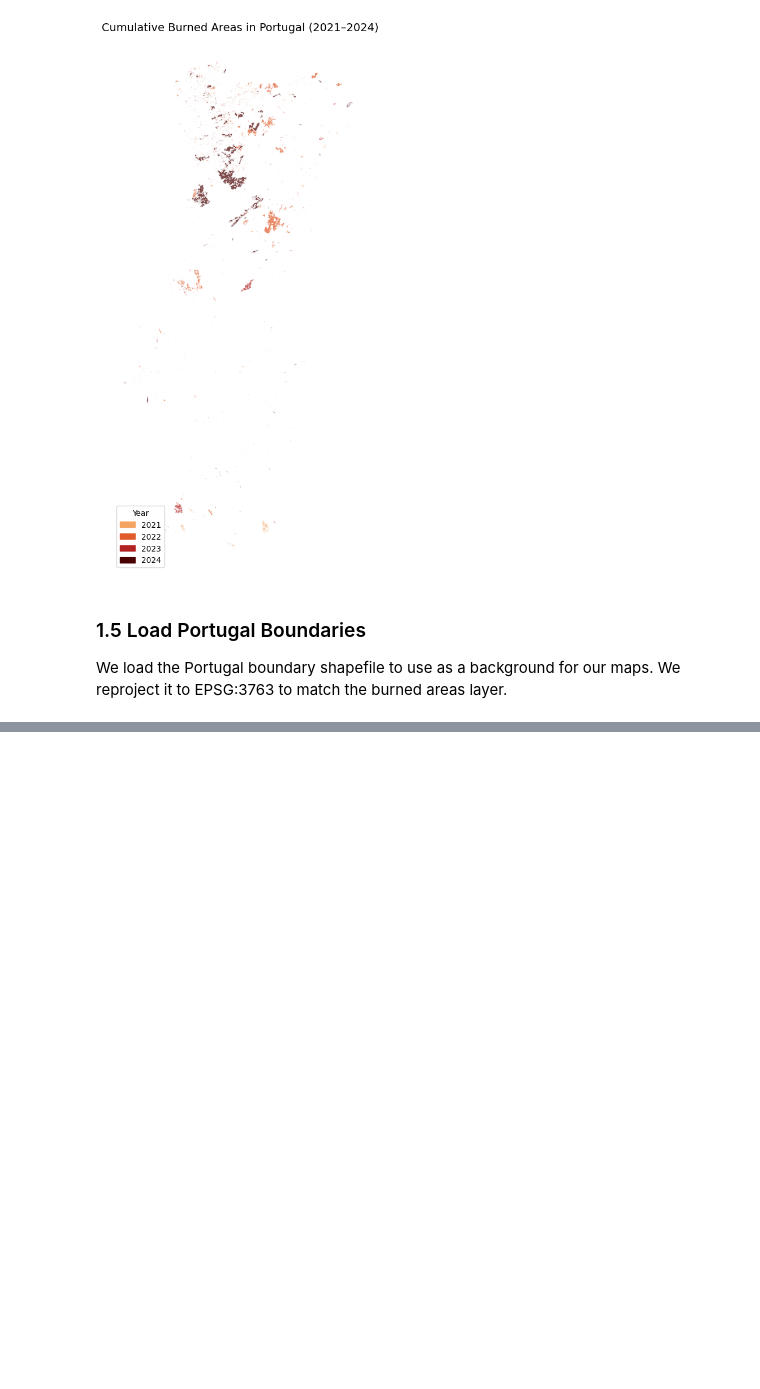
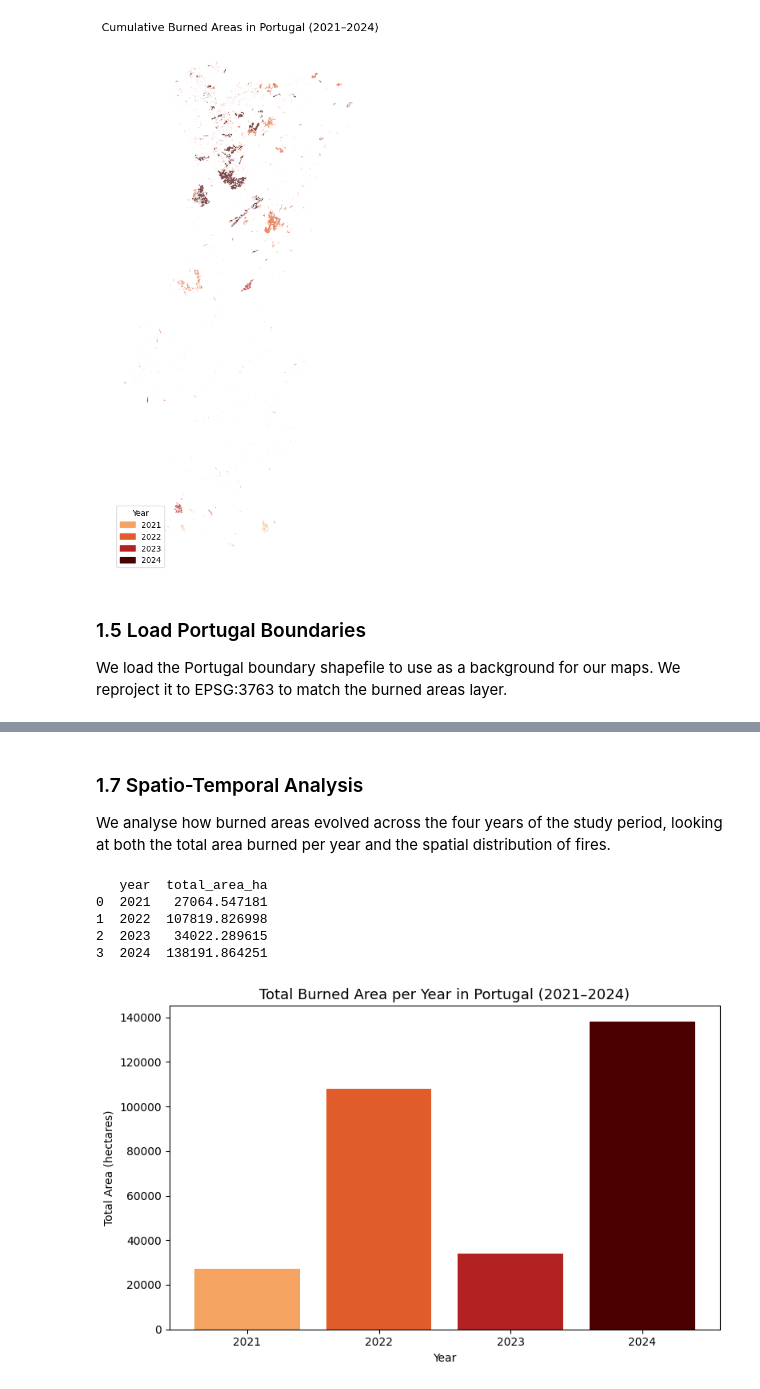
Before and after one commit to martarpdias/wildfires-portugal-smartcities, a Jupyter notebook: notebooks/01_risk_model.ipynb, the cells around one changed output, grey strips where cells are left out. Cells and saved outputs as stored; diff of their text form; code cells hidden in the pictures; blank space fills up the shorter version.

```diff
--- a/notebooks/01_risk_model.ipynb
+++ b/notebooks/01_risk_model.ipynb
@@ -128,0 +164,32 @@ EPSG:3763
+# %% [markdown]
+### 1.7 Spatio-Temporal Analysis
+We analyse how burned areas evolved across the four years of the study period,
+looking at both the total area burned per year and the spatial distribution of fires.
+# %%
+# Calculate total burned area per year
+area_per_year = burned_all.copy()
+area_per_year["area_ha"] = area_per_year.geometry.area / 10000  # convert m2 to hectares
+
+summary = area_per_year.groupby("year")["area_ha"].sum().reset_index()
+summary.columns = ["year", "total_area_ha"]
+
+print(summary)
+
+# Bar chart
+fig, ax = plt.subplots(figsize=(8, 5))
+ax.bar(summary["year"], summary["total_area_ha"],
+       color=["#f4a460", "#e05c2a", "#b22222", "#4a0000"])
+ax.set_title("Total Burned Area per Year in Portugal (2021–2024)", fontsize=13)
+ax.set_xlabel("Year")
+ax.set_ylabel("Total Area (hectares)")
+ax.set_xticks([2021, 2022, 2023, 2024])
+plt.tight_layout()
+plt.savefig("../outputs/burned_area_per_year.png", dpi=150)
+plt.show()
+# %% [output]
+   year  total_area_ha
+0  2021   27064.547181
+1  2022  107819.826998
+2  2023   34022.289615
+3  2024  138191.864251
+[figure, added]
```
Also changed, not shown: parts of 7 cells of this notebook, 3 other files.
